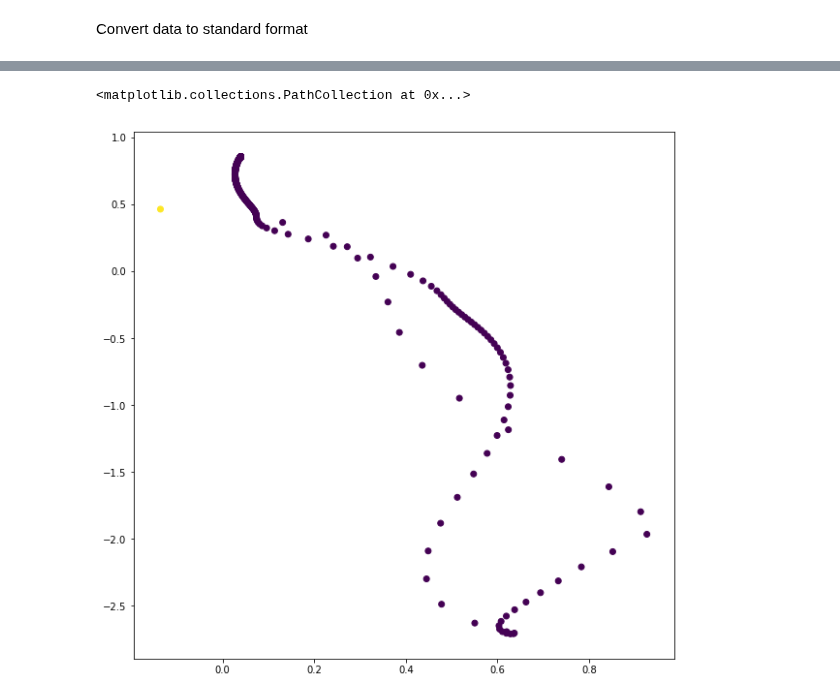
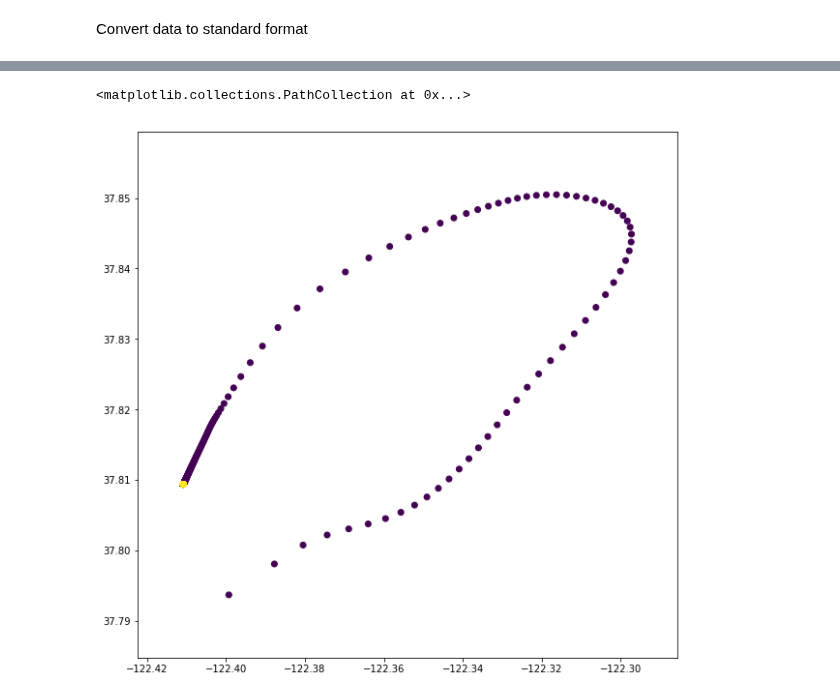
Before and after one commit to LordHelmchen324/real-vs-synthetic-geospatial, a Jupyter notebook: machine_learning/citybased_rnn_2_generation.ipynb, the cells around one changed output, grey strips where cells are left out. Cells and saved outputs as stored; diff of their text form; code cells hidden in the pictures.

Commit message:
Fixed bug with generated data not being inverse scaled

```diff
--- a/machine_learning/citybased_rnn_2_generation.ipynb
+++ b/machine_learning/citybased_rnn_2_generation.ipynb
@@ -135,26 +135,26 @@ one_second
 # %%
 def generate_user(generator, scaler, start, duration):
     generator.reset_states()
-    s = scaler.transform(np.array([start]).astype(np.float32))
+
     sc = np.array([start])
+    s = sc.copy()
+    s[0, 0] = 0.0
+    s = scaler.transform(s)
 
     starttime = start[0]
     endtime = starttime + duration
 
-    while(sc[-1][0] <= endtime):
-        x = s[-1:]
-        x = np.array([x])
+    while(sc[-1, 0] <= endtime):
+        x = s[-1]
 
-        y = model.predict(x, batch_size=1)
+        y = model.predict(x.reshape(1, 1, 3), batch_size=1).squeeze()
+        y[0] = max(one_second, y[0])
 
-        y = np.squeeze(y, axis=0)
-        y[0, 0] = max(one_second, y[0, 0])
-        s = np.concatenate([s, y])
+        s = np.concatenate([s, y.reshape((1, 3))])
 
-        yc = np.squeeze(scaler.inverse_transform(np.array([y])))
-        yc[0] = sc[-1][0] + yc[0]
-        yc = np.array([yc])
-        sc = np.concatenate([s, yc])
+        yc = scaler.inverse_transform(y.reshape(1, 3)).squeeze()
+        yc[0] = sc[-1, 0] + yc[0]
+        sc = np.concatenate([sc, yc.reshape((1, 3))])
 
     return sc[:-1]
 # %%
@@ -174,3 +174,5 @@ for u in range(N_USERS):
 7
 # %% [markdown]
 Convert data to standard format
+# %%
+i = 4
@@ -207,7 +209,6 @@ data[i][:, 0].tolist()
 # %%
-i = 1
 plt.figure(figsize=(10, 10))
 plt.scatter(data[i][:, 1], data[i][:, 2], c=data[i][:, 0])
 # %% [output]
 <matplotlib.collections.PathCollection at 0x...>
-[figure, old version]
+[figure, new version]
```
Also changed, not shown: parts of 6 cells of this notebook.
